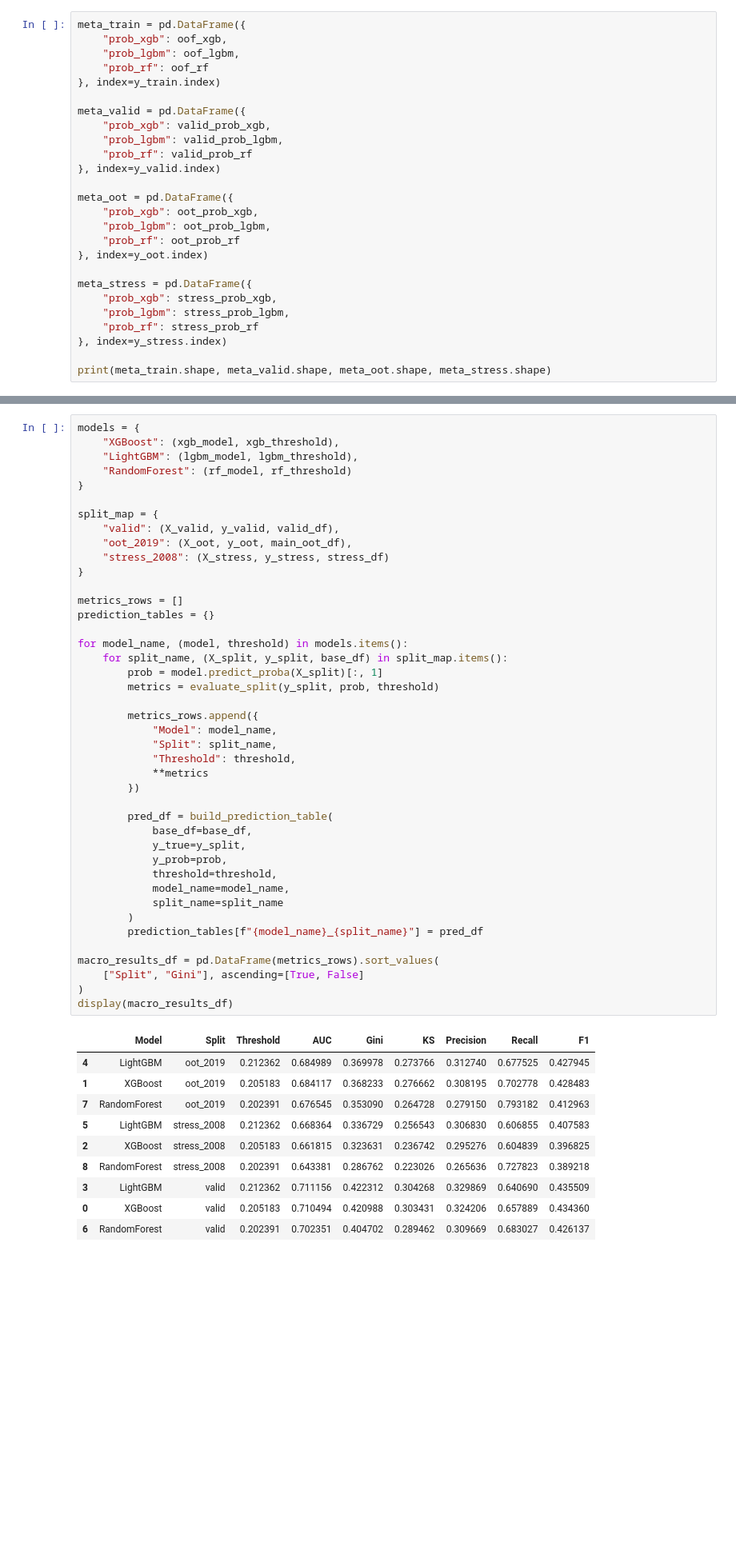
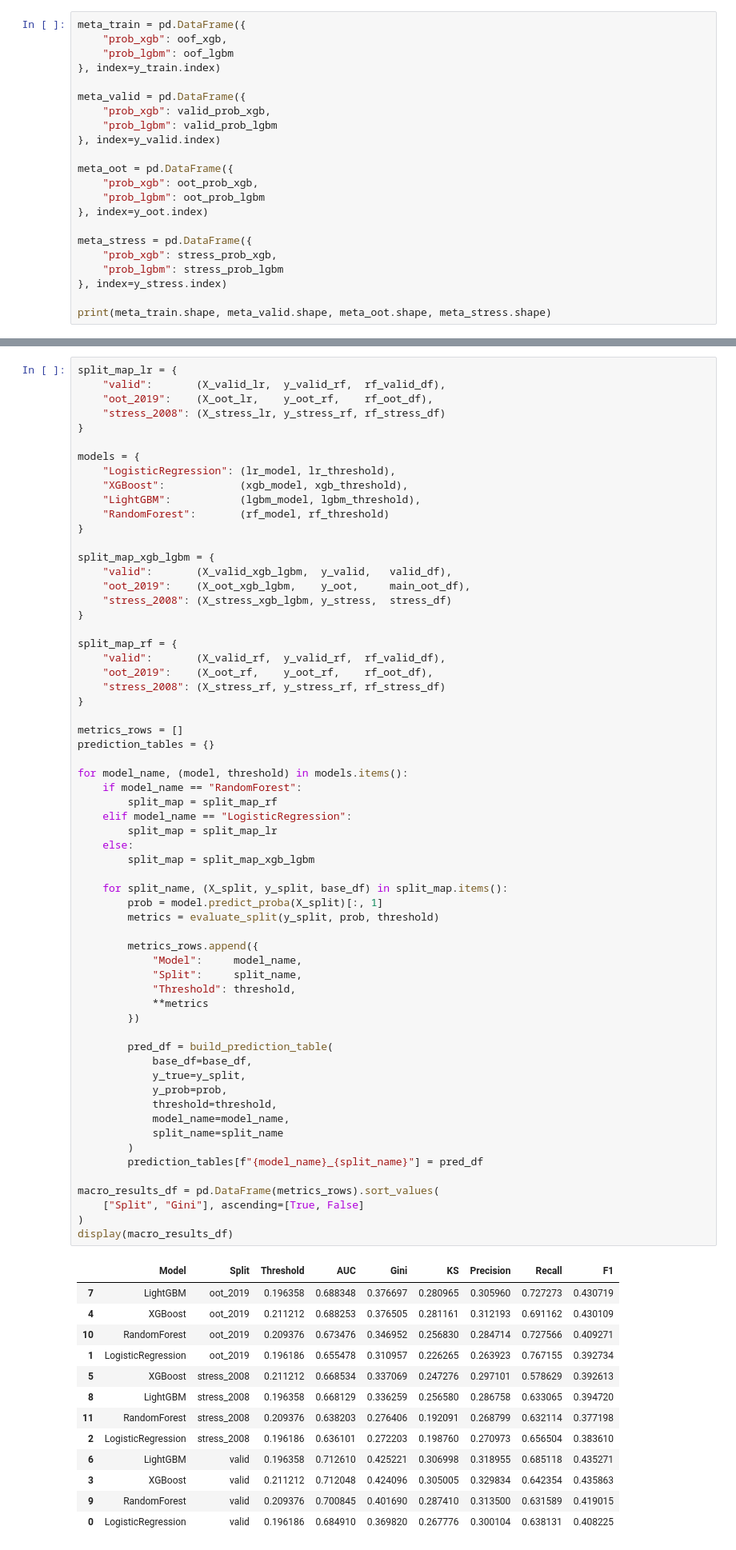
Before and after one commit to clarencemarvin/comp4501-Credit-Default-Risk-Prediction, a Jupyter notebook: main.ipynb, the cells around one changed output, grey strips where cells are left out. Shown at 80% size. Drawn from its saved outputs; the diff is of its cells as text; blank space fills up the shorter version.

```diff
--- a/main.ipynb
+++ b/main.ipynb
@@ -774,26 +877,22 @@ stress_prob_rf = rf_model.predict_proba(X_stress)[:, 1]
 # %%
 meta_train = pd.DataFrame({
     "prob_xgb": oof_xgb,
-    "prob_lgbm": oof_lgbm,
-    "prob_rf": oof_rf
+    "prob_lgbm": oof_lgbm
 }, index=y_train.index)
 
 meta_valid = pd.DataFrame({
     "prob_xgb": valid_prob_xgb,
-    "prob_lgbm": valid_prob_lgbm,
-    "prob_rf": valid_prob_rf
+    "prob_lgbm": valid_prob_lgbm
 }, index=y_valid.index)
 
 meta_oot = pd.DataFrame({
     "prob_xgb": oot_prob_xgb,
-    "prob_lgbm": oot_prob_lgbm,
-    "prob_rf": oot_prob_rf
+    "prob_lgbm": oot_prob_lgbm
 }, index=y_oot.index)
 
 meta_stress = pd.DataFrame({
     "prob_xgb": stress_prob_xgb,
-    "prob_lgbm": stress_prob_lgbm,
-    "prob_rf": stress_prob_rf
+    "prob_lgbm": stress_prob_lgbm
 }, index=y_stress.index)
 
 print(meta_train.shape, meta_valid.shape, meta_oot.shape, meta_stress.shape)
@@ -1408,56 +1571,79 @@ Chosen threshold from validation KS: 0.202391
 # %%
-models = {
-    "XGBoost": (xgb_model, xgb_threshold),
-    "LightGBM": (lgbm_model, lgbm_threshold),
-    "RandomForest": (rf_model, rf_threshold)
+split_map_lr = {
+    "valid":       (X_valid_lr,  y_valid_rf,  rf_valid_df),
+    "oot_2019":    (X_oot_lr,    y_oot_rf,    rf_oot_df),
+    "stress_2008": (X_stress_lr, y_stress_rf, rf_stress_df)
 }
 
-split_map = {
-    "valid": (X_valid, y_valid, valid_df),
-    "oot_2019": (X_oot, y_oot, main_oot_df),
-    "stress_2008": (X_stress, y_stress, stress_df)
+models = {
+    "LogisticRegression": (lr_model, lr_threshold),
+    "XGBoost":            (xgb_model, xgb_threshold),
+    "LightGBM":           (lgbm_model, lgbm_threshold),
+    "RandomForest":       (rf_model, rf_threshold)
+}
+
+split_map_xgb_lgbm = {
+    "valid":       (X_valid_xgb_lgbm,  y_valid,   valid_df),
+    "oot_2019":    (X_oot_xgb_lgbm,    y_oot,     main_oot_df),
+    "stress_2008": (X_stress_xgb_lgbm, y_stress,  stress_df)
+}
+
+split_map_rf = {
+    "valid":       (X_valid_rf,  y_valid_rf,  rf_valid_df),
+    "oot_2019":    (X_oot_rf,    y_oot_rf,    rf_oot_df),
+    "stress_2008": (X_stress_rf, y_stress_rf, rf_stress_df)
 }
 
 metrics_rows = []
 prediction_tables = {}
 
 for model_name, (model, threshold) in models.items():
+    if model_name == "RandomForest":
+        split_map = split_map_rf
+    elif model_name == "LogisticRegression":
+        split_map = split_map_lr
+    else:
+        split_map = split_map_xgb_lgbm
+
     for split_name, (X_split, y_split, base_df) in split_map.items():
         prob = model.predict_proba(X_split)[:, 1]
         metrics = evaluate_split(y_split, prob, threshold)
 
         metrics_rows.append({
-            "Model": model_name,
-            "Split": split_name,
+            "Model":     model_name,
+            "Split":     split_name,
             "Threshold": threshold,
             **metrics
         })
 
         pred_df = build_prediction_table(
             base_df=base_df,
             y_true=y_split,
             y_prob=prob,
             threshold=threshold,
             model_name=model_name,
             split_name=split_name
         )
         prediction_tables[f"{model_name}_{split_name}"] = pred_df
 
 macro_results_df = pd.DataFrame(metrics_rows).sort_values(
     ["Split", "Gini"], ascending=[True, False]
 )
 display(macro_results_df)
 # %% [output]
 |  | Model | Split | Threshold | AUC | Gini | KS | Precision | Recall | F1 |
-| 4 | LightGBM | oot_2019 | 0.212362 | 0.684989 | 0.369978 | 0.273766 | 0.312740 | 0.677525 | 0.427945 |
-| 1 | XGBoost | oot_2019 | 0.205183 | 0.684117 | 0.368233 | 0.276662 | 0.308195 | 0.702778 | 0.428483 |
-| 7 | RandomForest | oot_2019 | 0.202391 | 0.676545 | 0.353090 | 0.264728 | 0.279150 | 0.793182 | 0.412963 |
-| 5 | LightGBM | stress_2008 | 0.212362 | 0.668364 | 0.336729 | 0.256543 | 0.306830 | 0.606855 | 0.407583 |
-| 2 | XGBoost | stress_2008 | 0.205183 | 0.661815 | 0.323631 | 0.236742 | 0.295276 | 0.604839 | 0.396825 |
-| 8 | RandomForest | stress_2008 | 0.202391 | 0.643381 | 0.286762 | 0.223026 | 0.265636 | 0.727823 | 0.389218 |
-| 3 | LightGBM | valid | 0.212362 | 0.711156 | 0.422312 | 0.304268 | 0.329869 | 0.640690 | 0.435509 |
-| 0 | XGBoost | valid | 0.205183 | 0.710494 | 0.420988 | 0.303431 | 0.324206 | 0.657889 | 0.434360 |
-| 6 | RandomForest | valid | 0.202391 | 0.702351 | 0.404702 | 0.289462 | 0.309669 | 0.683027 | 0.426137 |
+| 7 | LightGBM | oot_2019 | 0.196358 | 0.688348 | 0.376697 | 0.280965 | 0.305960 | 0.727273 | 0.430719 |
+| 4 | XGBoost | oot_2019 | 0.211212 | 0.688253 | 0.376505 | 0.281161 | 0.312193 | 0.691162 | 0.430109 |
+| 10 | RandomForest | oot_2019 | 0.209376 | 0.673476 | 0.346952 | 0.256830 | 0.284714 | 0.727566 | 0.409271 |
+| 1 | LogisticRegression | oot_2019 | 0.196186 | 0.655478 | 0.310957 | 0.226265 | 0.263923 | 0.767155 | 0.392734 |
+| 5 | XGBoost | stress_2008 | 0.211212 | 0.668534 | 0.337069 | 0.247276 | 0.297101 | 0.578629 | 0.392613 |
+| 8 | LightGBM | stress_2008 | 0.196358 | 0.668129 | 0.336259 | 0.256580 | 0.286758 | 0.633065 | 0.394720 |
+| 11 | RandomForest | stress_2008 | 0.209376 | 0.638203 | 0.276406 | 0.192091 | 0.268799 | 0.632114 | 0.377198 |
+| 2 | LogisticRegression | stress_2008 | 0.196186 | 0.636101 | 0.272203 | 0.198760 | 0.270973 | 0.656504 | 0.383610 |
+| 6 | LightGBM | valid | 0.196358 | 0.712610 | 0.425221 | 0.306998 | 0.318955 | 0.685118 | 0.435271 |
+| 3 | XGBoost | valid | 0.211212 | 0.712048 | 0.424096 | 0.305005 | 0.329834 | 0.642354 | 0.435863 |
+| 9 | RandomForest | valid | 0.209376 | 0.700845 | 0.401690 | 0.287410 | 0.313500 | 0.631589 | 0.419015 |
+| 0 | LogisticRegression | valid | 0.196186 | 0.684910 | 0.369820 | 0.267776 | 0.300104 | 0.638131 | 0.408225 |
 # %%
 for name, pred_df in prediction_tables.items():
     save_name = f"macro_{name}_predictions.csv"
```
Also changed, not shown: parts of 44 cells of this notebook.
